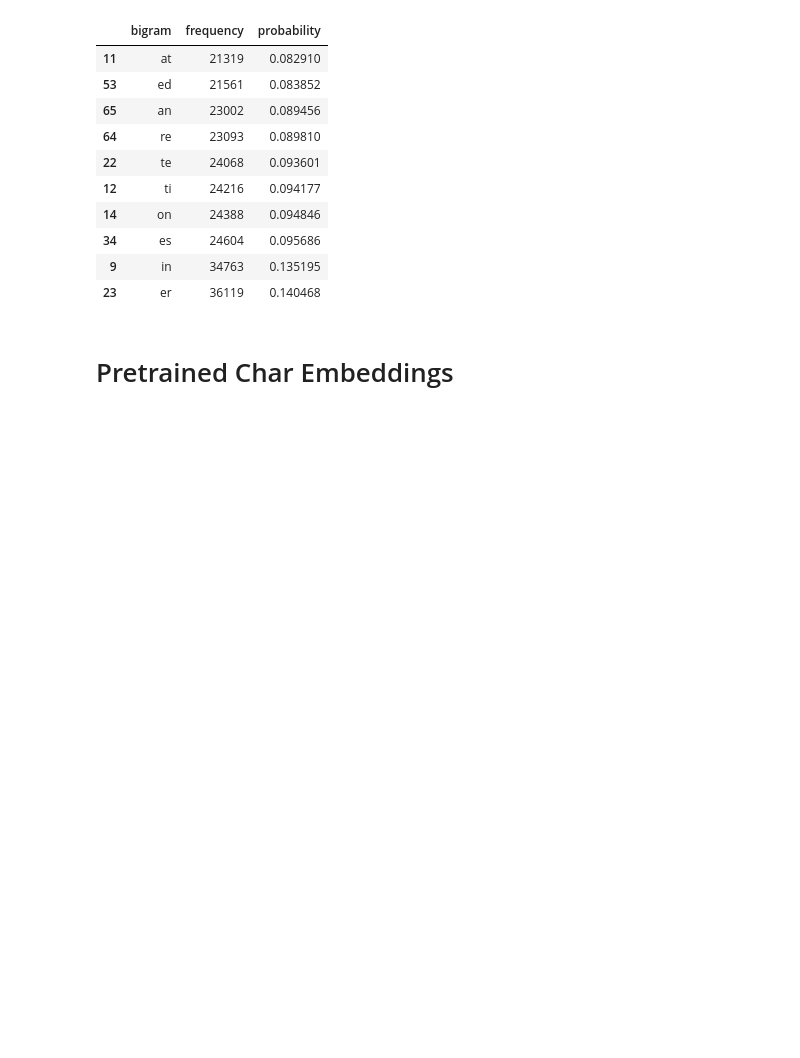
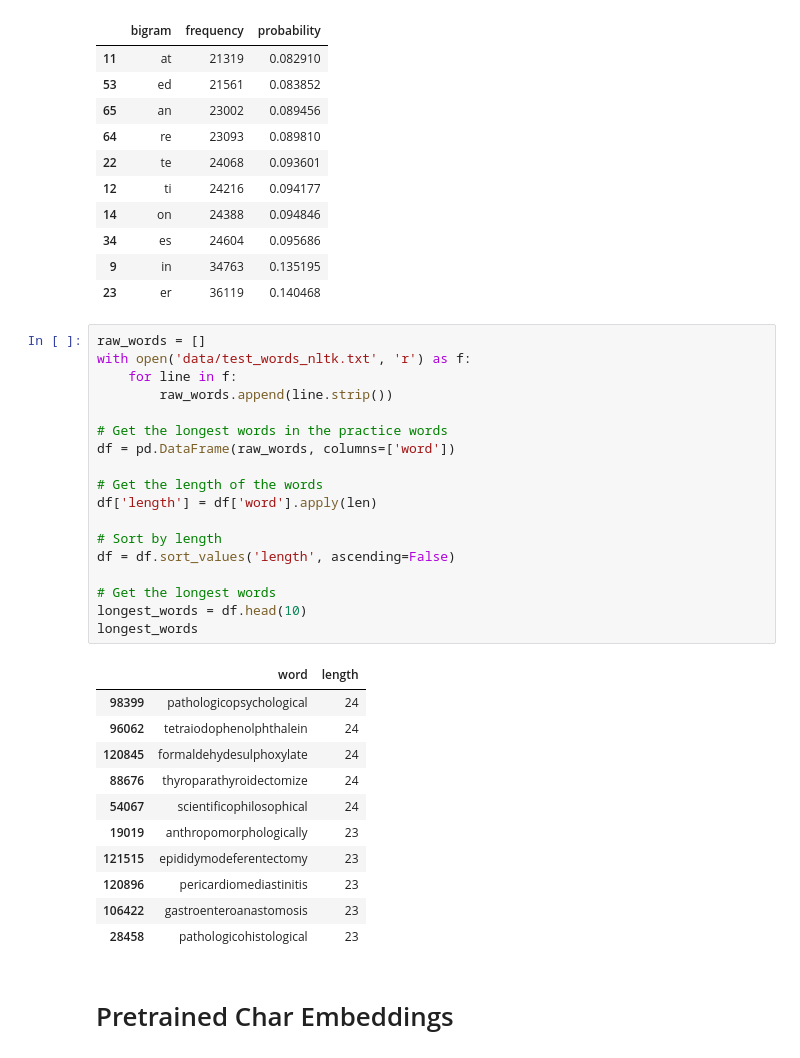
Before and after one commit to ZosoV/pretrained_rl_hangman, a Jupyter notebook: sandbox.ipynb, the cells around one changed output. Drawn from its saved outputs; the diff is of its cells as text; blank space fills up the shorter version.

```diff
--- a/sandbox.ipynb
+++ b/sandbox.ipynb
@@ -431,6 +473,36 @@ top_bigrams
 | 34 | es | 24604 | 0.095686 |
 | 9 | in | 34763 | 0.135195 |
 | 23 | er | 36119 | 0.140468 |
+# %%
+raw_words = []
+with open('data/test_words_nltk.txt', 'r') as f:
+    for line in f:
+        raw_words.append(line.strip())
+
+# Get the longest words in the practice words
+df = pd.DataFrame(raw_words, columns=['word'])
+
+# Get the length of the words
+df['length'] = df['word'].apply(len)
+
+# Sort by length
+df = df.sort_values('length', ascending=False)
+
+# Get the longest words
+longest_words = df.head(10)
+longest_words
+# %% [output]
+|  | word | length |
+| 98399 | pathologicopsychological | 24 |
+| 96062 | tetraiodophenolphthalein | 24 |
+| 120845 | formaldehydesulphoxylate | 24 |
+| 88676 | thyroparathyroidectomize | 24 |
+| 54067 | scientificophilosophical | 24 |
+| 19019 | anthropomorphologically | 23 |
+| 121515 | epididymodeferentectomy | 23 |
+| 120896 | pericardiomediastinitis | 23 |
+| 106422 | gastroenteroanastomosis | 23 |
+| 28458 | pathologicohistological | 23 |
 # %% [markdown]
 # Pretrained Char Embeddings
 # %%
```
Also changed, not shown: parts of 25 cells of this notebook, 35 other files.
